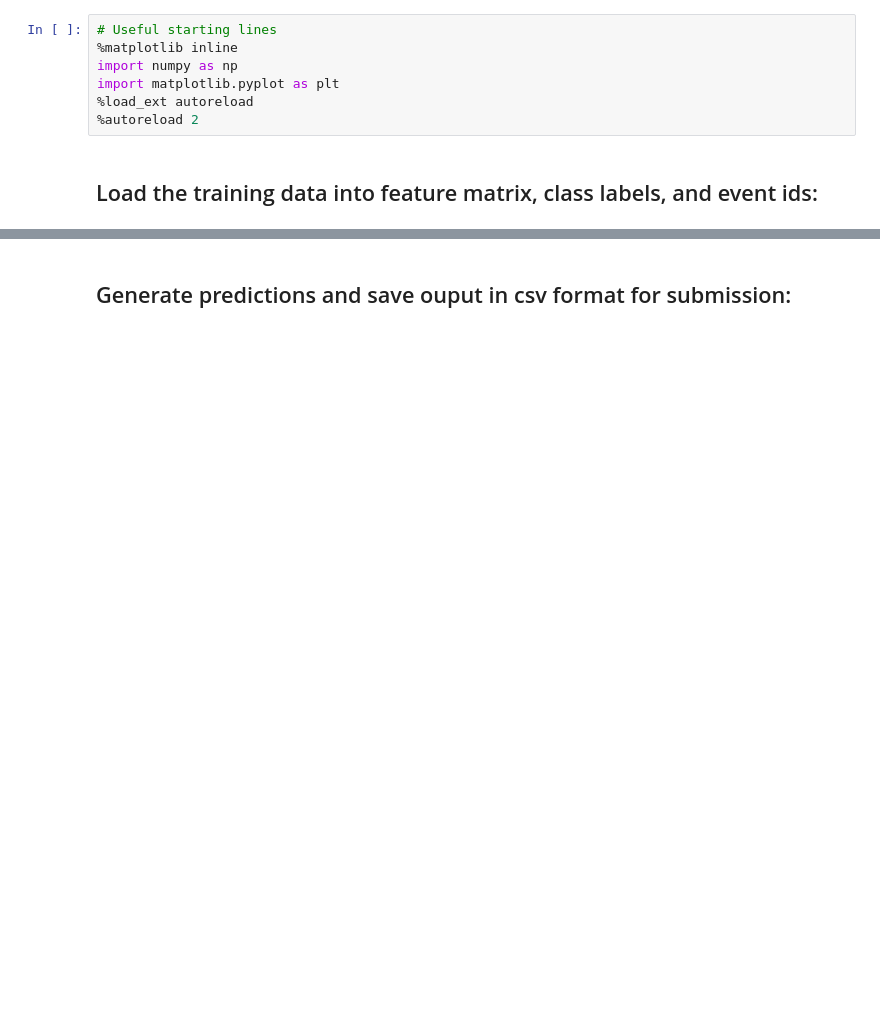
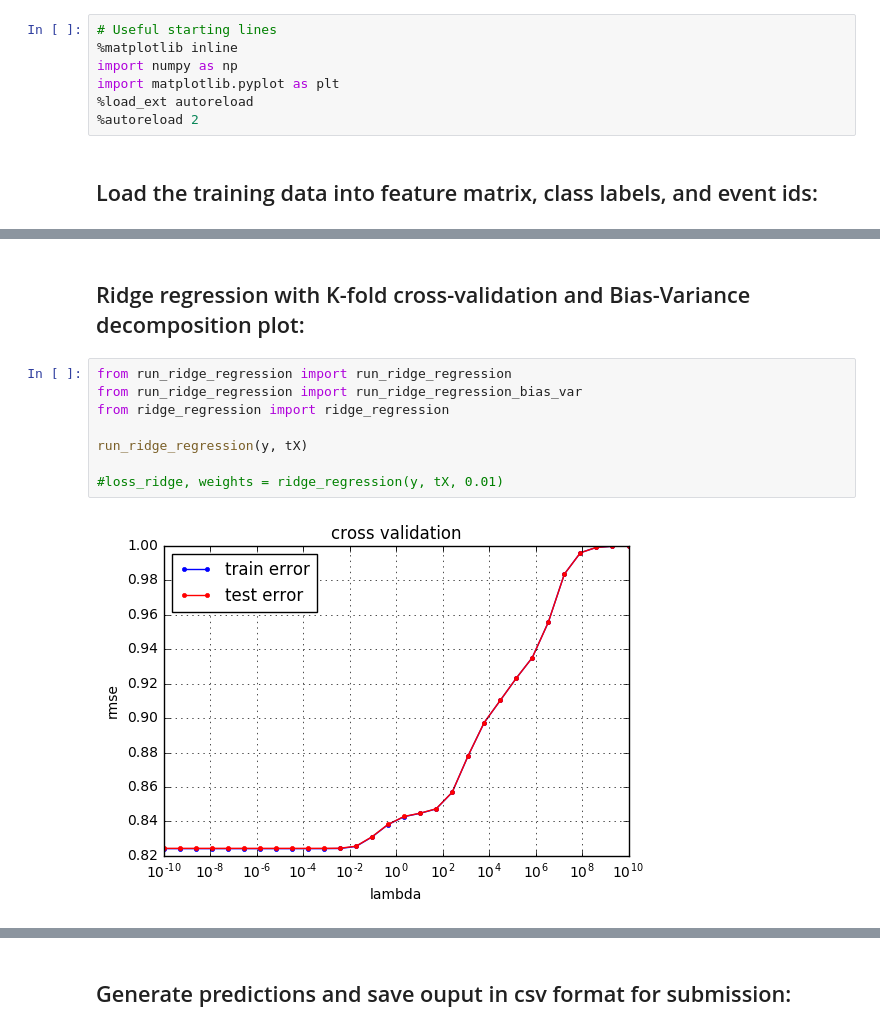
Before and after one commit to michaelheiniger/pcml-project1, a Jupyter notebook: python/project1.ipynb, the cells around one changed output, grey strips where cells are left out. Drawn from its saved outputs; the diff is of its cells as text; blank space fills up the shorter version.

```diff
--- a/python/project1.ipynb
+++ b/python/project1.ipynb
@@ -25,0 +29,12 @@ print(tX)
+# %% [markdown]
+## Ridge regression with K-fold cross-validation and Bias-Variance decomposition plot:
+# %%
+from run_ridge_regression import run_ridge_regression
+from run_ridge_regression import run_ridge_regression_bias_var
+from ridge_regression import ridge_regression
+
+run_ridge_regression(y, tX)
+
+#loss_ridge, weights = ridge_regression(y, tX, 0.01)
+# %% [output]
+[figure, added]
```
Also changed, not shown: parts of 8 cells of this notebook, 8 other files.
